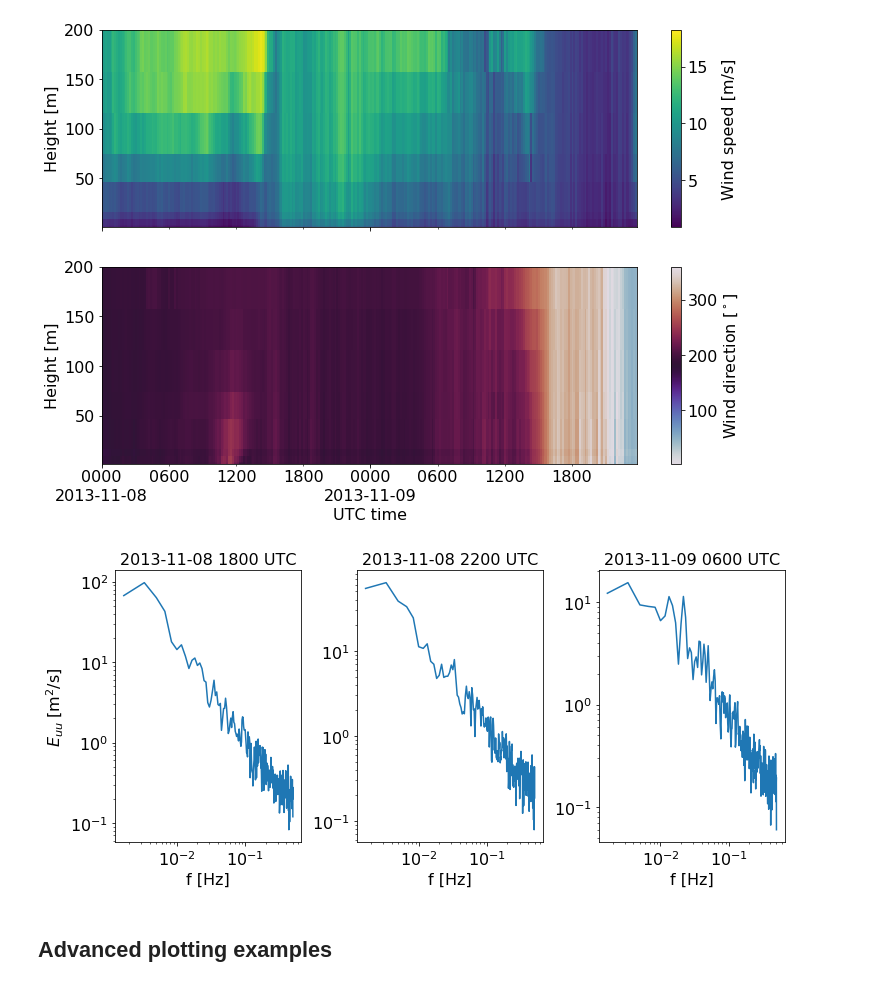
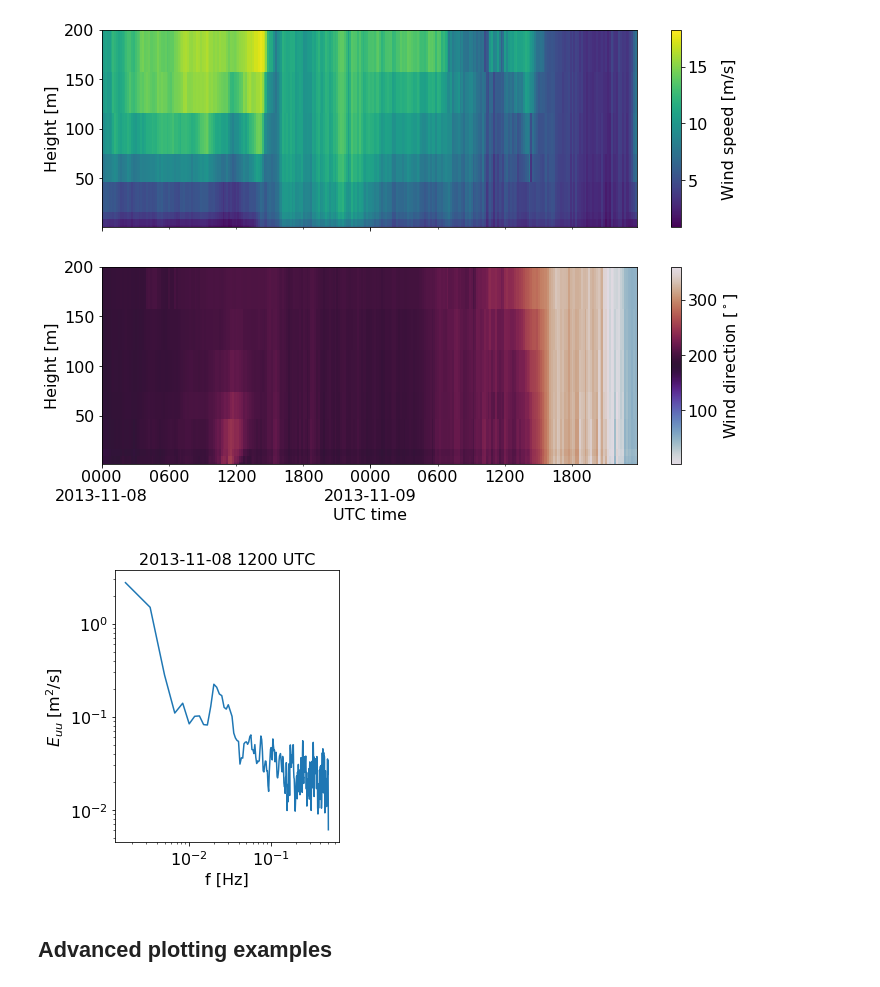
Before and after one commit to a2e-mmc/mmctools, a Jupyter notebook: example_plotting.ipynb, the cells around one changed output. Cells and saved outputs as stored; diff of their text form; code cells hidden in the pictures.

Commit message:
Simplify power_spectral_density function to single time single height spectrum calculation

```diff
--- a/example_plotting.ipynb
+++ b/example_plotting.ipynb
@@ -92,6 +56,7 @@ DatetimeIndex(['2013-11-08 00:00:00', '2013-11-08 00:00:01',
 # %%
-time_intervals=pd.date_range('2013-11-08 00:00:00','2013-11-10 00:00:00',freq='1h')
-%time df_spectra = power_spectral_density(df,time_intervals)
+%time df_spectra = power_spectral_density(df.xs(74.7,level='height'),tstart=pd.to_datetime('2013-11-08 12:00:00'),interval='1h')
+df_spectra['datetime']=pd.to_datetime('2013-11-08 12:00:00')
+df_spectra = df_spectra.set_index(['datetime','frequency'])
 df_spectra.head()
 # CPU times: user 1min 6s, sys: 2.91 s, total: 1min 9s
 # Wall time: 1min 9s
@@ -128,12 +93,11 @@ fig,ax,cbar = plot_timeheight(df10,fields = ['wspd','wdir'])
 [figure]
 # %%
 fig,ax = plot_spectrum(df_spectra,
-                       height = 74.7,
                        fields = 'u',
-                       times = ['2013-11-08 18:00:00','2013-11-08 22:00:00','2013-11-09 6:00:00'],
+                       times  = '2013-11-08 12:00:00',
                       )
 # %% [output]
-[figure, old version]
+[figure, new version]
 # %% [markdown]
 ## Advanced plotting examples
 # %% [markdown]
```
Also changed, not shown: parts of 3 cells of this notebook, 1 other file.
